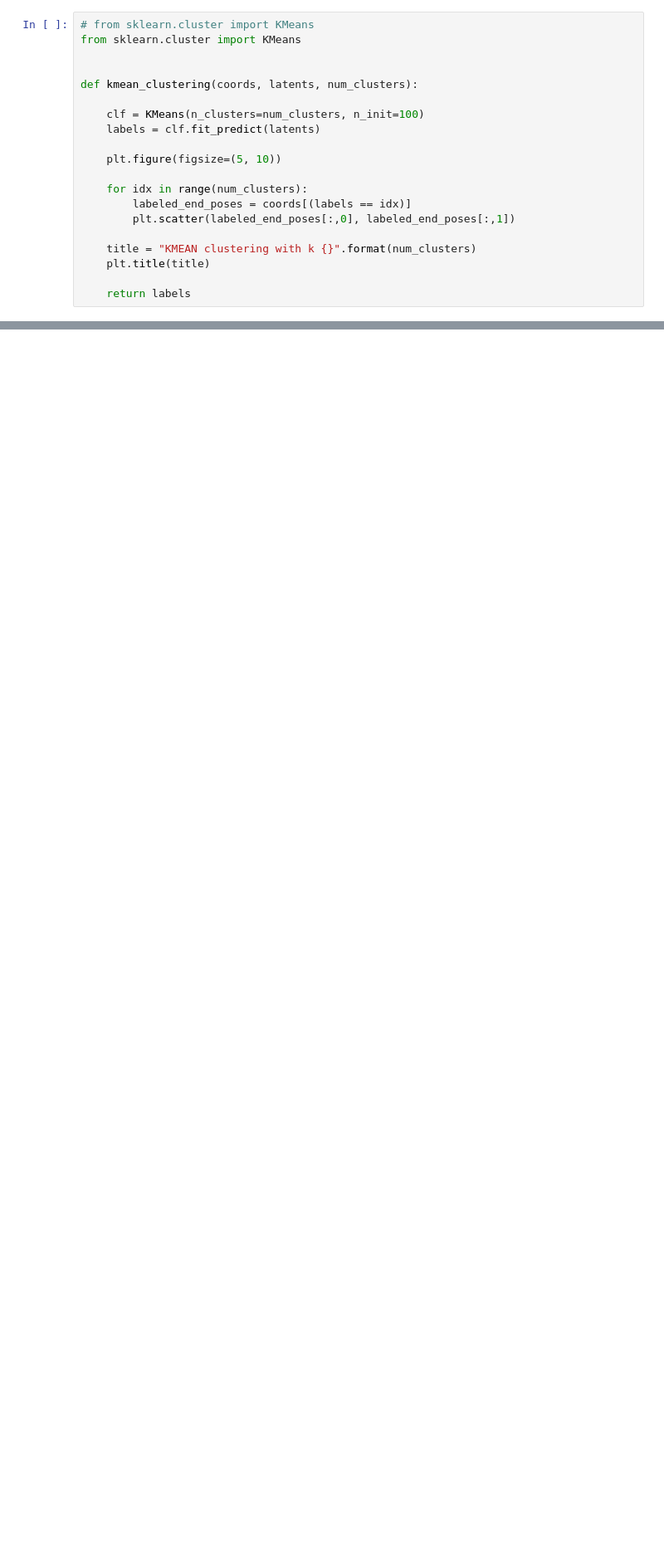
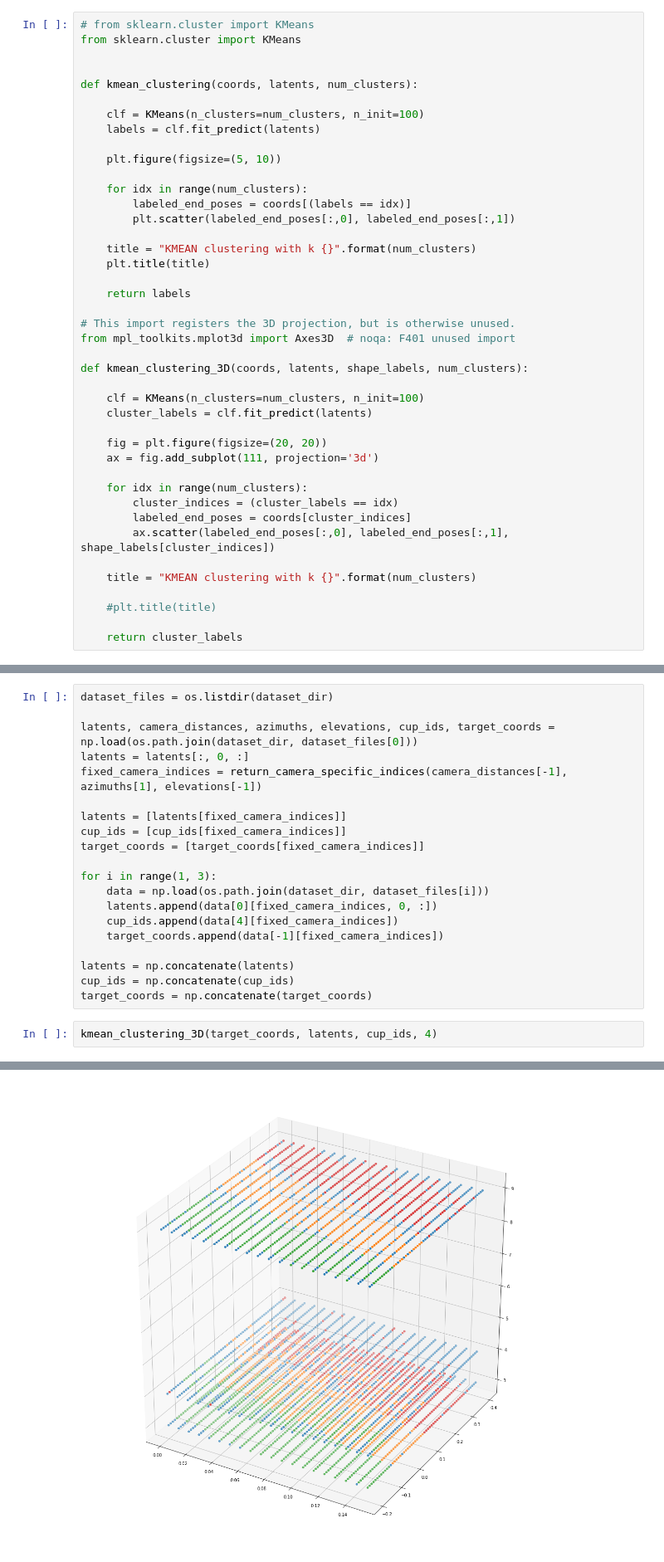
Before and after one commit to gamleksi/affordance_gym, a Jupyter notebook: scripts/results.ipynb, the cells around one changed output, grey strips where cells are left out. Shown at 83% size. Saved outputs shown, nothing was run; the diff lists cells and outputs as text; blank space fills up the shorter version.

```diff
--- a/scripts/results.ipynb
+++ b/scripts/results.ipynb
@@ -141,6 +149,28 @@ def kmean_clustering(coords, latents, num_clusters):
     plt.title(title)
 
     return labels
+
+# This import registers the 3D projection, but is otherwise unused.
+from mpl_toolkits.mplot3d import Axes3D  # noqa: F401 unused import
+
+def kmean_clustering_3D(coords, latents, shape_labels, num_clusters):
+
+    clf = KMeans(n_clusters=num_clusters, n_init=100)
+    cluster_labels = clf.fit_predict(latents)
+
+    fig = plt.figure(figsize=(20, 20))
+    ax = fig.add_subplot(111, projection='3d')
+
+    for idx in range(num_clusters):
+        cluster_indices = (cluster_labels == idx)
+        labeled_end_poses = coords[cluster_indices]
+        ax.scatter(labeled_end_poses[:,0], labeled_end_poses[:,1], shape_labels[cluster_indices])
+
+    title = "KMEAN clustering with k {}".format(num_clusters)
+
+    #plt.title(title)
+
+    return cluster_labels
 # %%
 # KDMean:
 kmean_clustering(target_coords, latents, 4)
@@ -149,0 +188,23 @@ array([3, 3, 3, ..., 3, 3, 3], dtype=int32)
+# %%
+dataset_files = os.listdir(dataset_dir)
+
+latents, camera_distances, azimuths, elevations, cup_ids, target_coords = np.load(os.path.join(dataset_dir, dataset_files[0]))
+latents = latents[:, 0, :]
+fixed_camera_indices = return_camera_specific_indices(camera_distances[-1], azimuths[1], elevations[-1])
+
+latents = [latents[fixed_camera_indices]]
+cup_ids = [cup_ids[fixed_camera_indices]]
+target_coords = [target_coords[fixed_camera_indices]]
+
+for i in range(1, 3):
+    data = np.load(os.path.join(dataset_dir, dataset_files[i]))
+    latents.append(data[0][fixed_camera_indices, 0, :])
+    cup_ids.append(data[4][fixed_camera_indices])
+    target_coords.append(data[-1][fixed_camera_indices])
+
+latents = np.concatenate(latents)
+cup_ids = np.concatenate(cup_ids)
+target_coords = np.concatenate(target_coords)
+# %%
+kmean_clustering_3D(target_coords, latents, cup_ids, 4)
+# %% [output]
@@ -149,0 +212 @@ array([3, 3, 3, ..., 3, 3, 3], dtype=int32)
+[figure, added]
```
Also changed, not shown: parts of 6 cells of this notebook, 3 other files.
